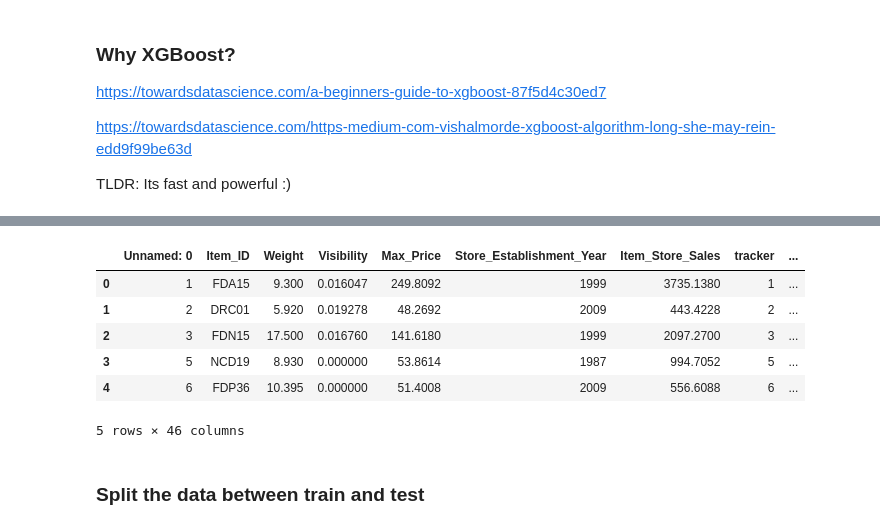
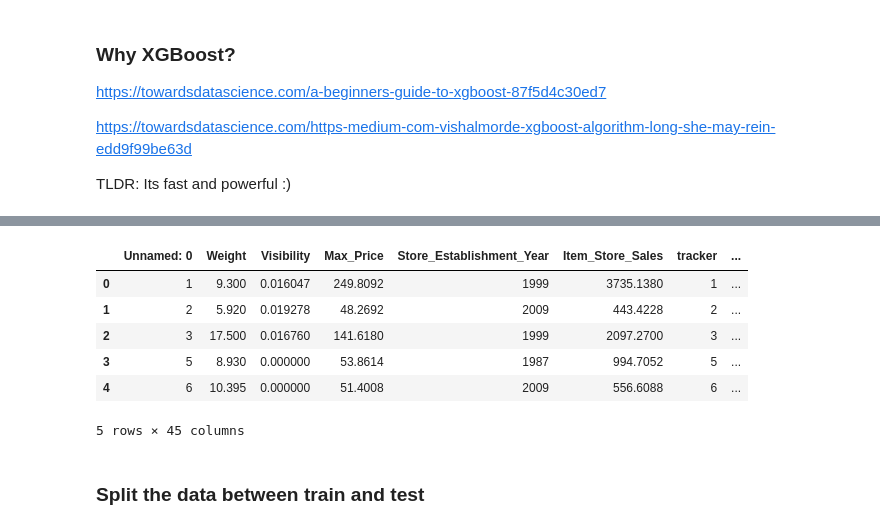
Before and after one commit to angelodavido/BIG-MART-SALES-PREDICTION, a Jupyter notebook: XGBoost Model.ipynb, the cells around one changed output, grey strips where cells are left out. Saved outputs shown, nothing was run; the diff lists cells and outputs as text; code cells hidden in the pictures.

```diff
--- a/XGBoost Model.ipynb
+++ b/XGBoost Model.ipynb
@@ -27,15 +28,15 @@ home_folder = '/Users/anthonymiyoro/Documents/code/DataTho/'
 train_modified = pd.read_csv(home_folder + 'train_modified.csv', encoding = "ISO-8859-1")
 test_bundas = pd.read_csv(home_folder + 'test_modified.csv', encoding = "ISO-8859-1")
 # %%
-train_modified.head()
+train_modified.head(5)
 # %% [output]
-|  | Unnamed: 0 | Item_ID | Weight | Visibility | Max_Price | Store_Establishment_Year | Item_Store_Sales | tracker | ... |
-| 0 | 1 | FDA15 | 9.300 | 0.016047 | 249.8092 | 1999 | 3735.1380 | 1 | ... |
-| 1 | 2 | DRC01 | 5.920 | 0.019278 | 48.2692 | 2009 | 443.4228 | 2 | ... |
-| 2 | 3 | FDN15 | 17.500 | 0.016760 | 141.6180 | 1999 | 2097.2700 | 3 | ... |
-| 3 | 5 | NCD19 | 8.930 | 0.000000 | 53.8614 | 1987 | 994.7052 | 5 | ... |
-| 4 | 6 | FDP36 | 10.395 | 0.000000 | 51.4008 | 2009 | 556.6088 | 6 | ... |
+|  | Unnamed: 0 | Weight | Visibility | Max_Price | Store_Establishment_Year | Item_Store_Sales | tracker | ... |
+| 0 | 1 | 9.300 | 0.016047 | 249.8092 | 1999 | 3735.1380 | 1 | ... |
+| 1 | 2 | 5.920 | 0.019278 | 48.2692 | 2009 | 443.4228 | 2 | ... |
+| 2 | 3 | 17.500 | 0.016760 | 141.6180 | 1999 | 2097.2700 | 3 | ... |
+| 3 | 5 | 8.930 | 0.000000 | 53.8614 | 1987 | 994.7052 | 5 | ... |
+| 4 | 6 | 10.395 | 0.000000 | 51.4008 | 2009 | 556.6088 | 6 | ... |
-5 rows × 46 columns
+5 rows × 45 columns
 # %% [markdown]
 ### Split the data between train and test
 # %% [markdown]
```
Also changed, not shown: parts of 18 cells of this notebook, 1 other file.
